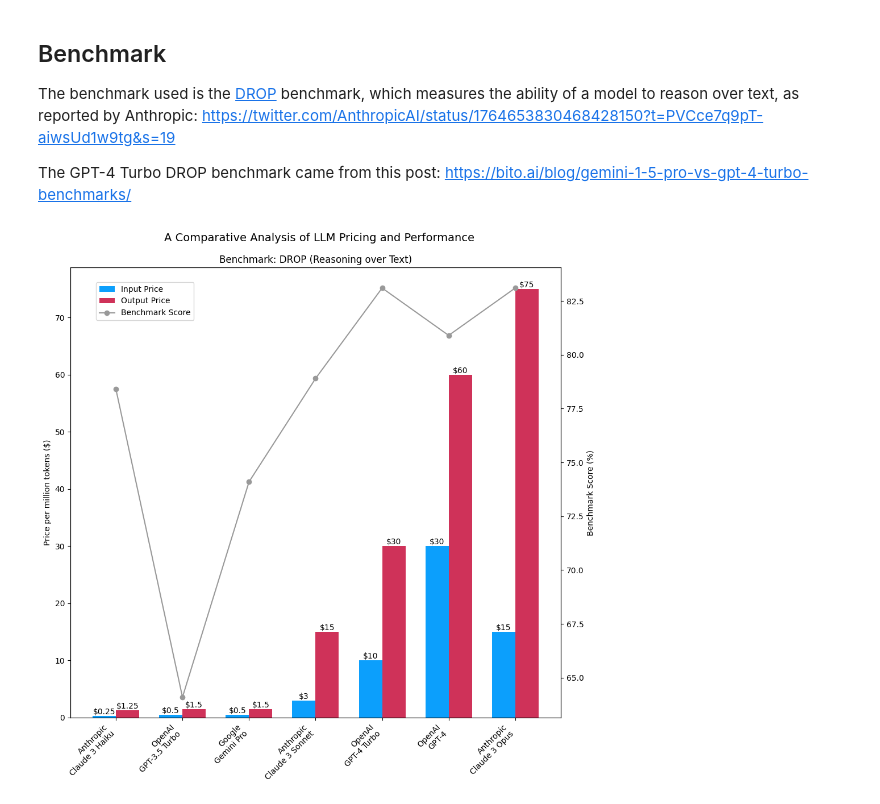
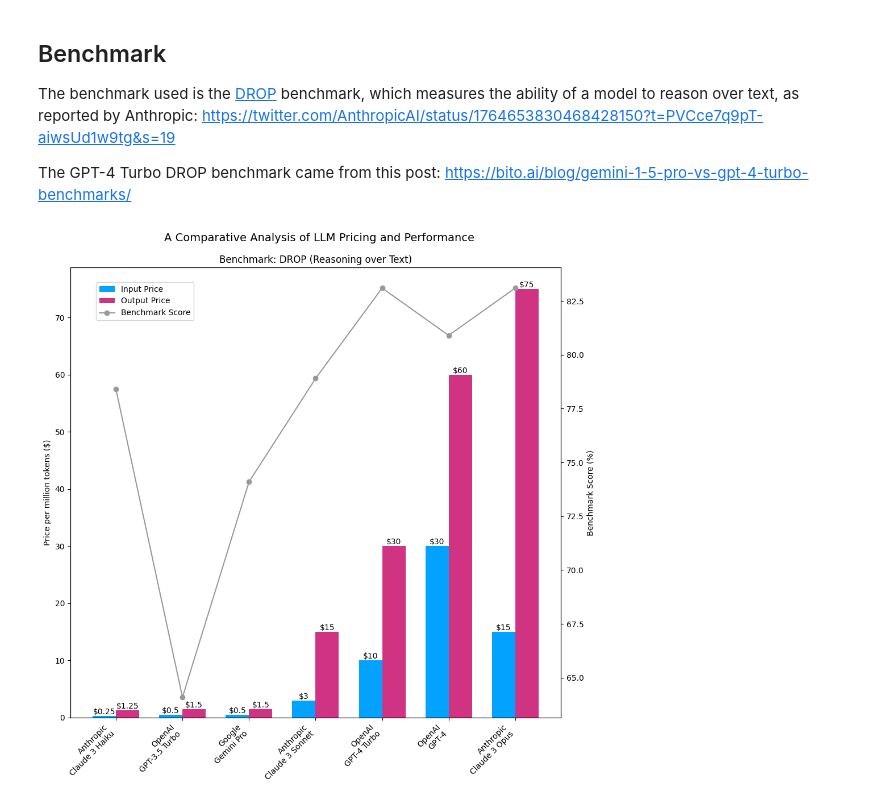
Before and after one commit to AnthusAI/LLM-Price-Comparison, a Jupyter notebook: chart.ipynb, the cells around one changed output. Drawn from its saved outputs; the diff is of its cells as text; code cells hidden in the pictures.

Commit message:
Fixed colors.

```diff
--- a/chart.ipynb
+++ b/chart.ipynb
@@ -74,34 +74,34 @@ positions = np.arange(len(models))
 
 # Plotting input and output prices
 width = 0.35  # Width of the bars
-input_bars = ax1.bar(positions - width/2, input_prices, width, label='Input Price', color='#0C9FFC')
-output_bars = ax1.bar(positions + width/2, output_prices, width, label='Output Price', color='#CF3259')
+input_bars = ax1.bar(positions - width/2, input_prices, width, label='Input Price', color=(0.012, 0.635, 0.996))
+output_bars = ax1.bar(positions + width/2, output_prices, width, label='Output Price', color=(0.815, 0.2, 0.51))
 
 # Adding price labels above bars
 for bars, prices in zip([input_bars, output_bars], [input_prices, output_prices]):
     for bar, price in zip(bars, prices):
         ax1.text(bar.get_x() + bar.get_width() / 2, bar.get_height(), f'${price}',
                  ha='center', va='bottom')
 
 # Creating a second y-axis for benchmark scores
 ax2 = ax1.twinx()
 ax2.plot(positions, benchmark_scores, 'o-', color='#999999', label='Benchmark Score')
 
 # Setting labels and legends
 # ax1.set_xlabel('Model')
 fig.suptitle('A Comparative Analysis of LLM Pricing and Performance', fontsize=14)
 ax1.set_title('Benchmark: DROP (Reasoning over Text)')
 ax1.set_ylabel('Price per million tokens ($)')
 ax2.set_ylabel('Benchmark Score (%)')
 ax1.set_xticks(positions)
 ax1.set_xticklabels(models, rotation=45, ha='right')
 fig.legend(loc='upper left', bbox_to_anchor=(0.1, 0.9))
 
 plt.tight_layout(rect=[0, 0, 1, 0.99])
 
 fig.savefig('Comparative_Analysis_of_LLM_Pricing_and_Performance_Benchmark_DROP_Reasoning_Over_Text.png', format='png')
 
 
 plt.show()
 # %% [output]
-[figure, old version]
+[figure, new version]
```
Also changed, not shown: 1 other file.
